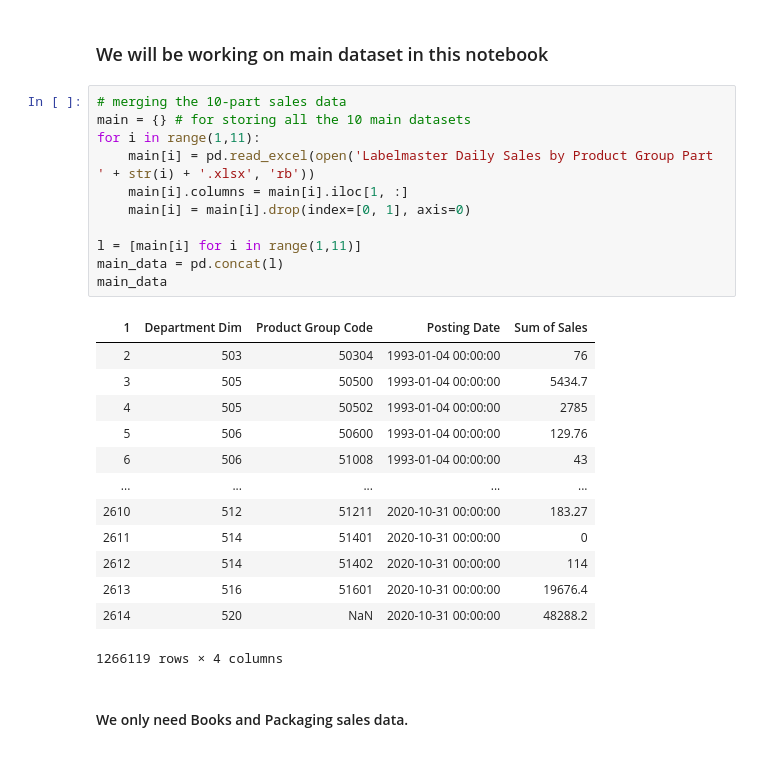
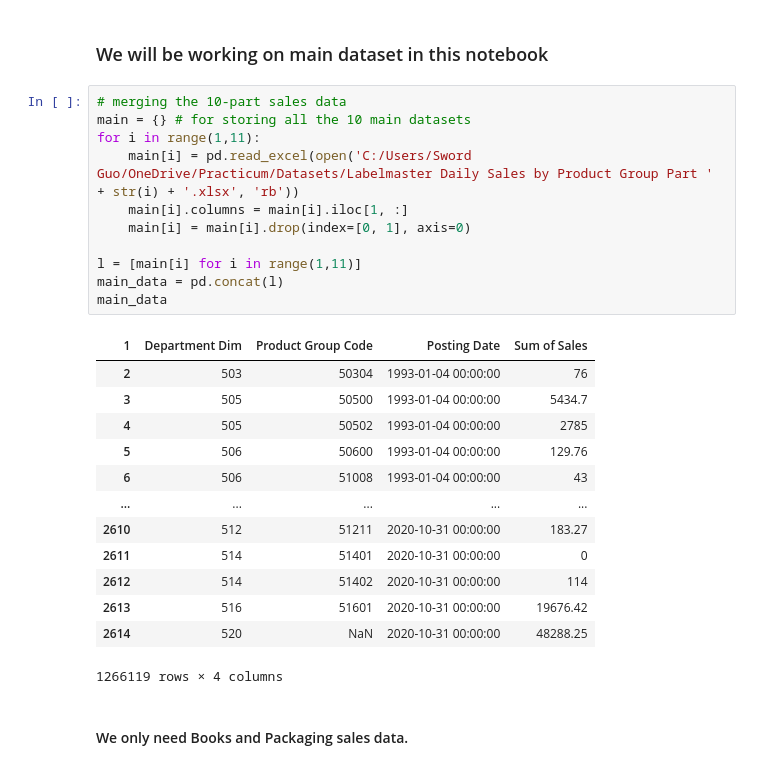
Before and after one commit to rnair7163/LabelMaster_Sales_Forecasting, a Jupyter notebook: data_prep.ipynb, the cells around one changed output. Cells and saved outputs as stored; diff of their text form.

```diff
--- a/data_prep.ipynb
+++ b/data_prep.ipynb
@@ -7,27 +7,27 @@ import re
 # %%
 # merging the 10-part sales data
 main = {} # for storing all the 10 main datasets
 for i in range(1,11):
-    main[i] = pd.read_excel(open('Labelmaster Daily Sales by Product Group Part ' + str(i) + '.xlsx', 'rb'))
+    main[i] = pd.read_excel(open('C:/Users/Sword Guo/OneDrive/Practicum/Datasets/Labelmaster Daily Sales by Product Group Part ' + str(i) + '.xlsx', 'rb'))
     main[i].columns = main[i].iloc[1, :]
     main[i] = main[i].drop(index=[0, 1], axis=0)
 
 l = [main[i] for i in range(1,11)]
 main_data = pd.concat(l)
 main_data
 # %% [output]
 | 1 | Department Dim | Product Group Code | Posting Date | Sum of Sales |
 | 2 | 503 | 50304 | 1993-01-04 00:00:00 | 76 |
 | 3 | 505 | 50500 | 1993-01-04 00:00:00 | 5434.7 |
 | 4 | 505 | 50502 | 1993-01-04 00:00:00 | 2785 |
 | 5 | 506 | 50600 | 1993-01-04 00:00:00 | 129.76 |
 | 6 | 506 | 51008 | 1993-01-04 00:00:00 | 43 |
 | ... | ... | ... | ... | ... |
 | 2610 | 512 | 51211 | 2020-10-31 00:00:00 | 183.27 |
 | 2611 | 514 | 51401 | 2020-10-31 00:00:00 | 0 |
 | 2612 | 514 | 51402 | 2020-10-31 00:00:00 | 114 |
-| 2613 | 516 | 51601 | 2020-10-31 00:00:00 | 19676.4 |
-| 2614 | 520 | NaN | 2020-10-31 00:00:00 | 48288.2 |
+| 2613 | 516 | 51601 | 2020-10-31 00:00:00 | 19676.42 |
+| 2614 | 520 | NaN | 2020-10-31 00:00:00 | 48288.25 |
 1266119 rows × 4 columns
 # %% [markdown]
 #### We only need Books and Packaging sales data.
```
Also changed, not shown: parts of 10 cells of this notebook.
